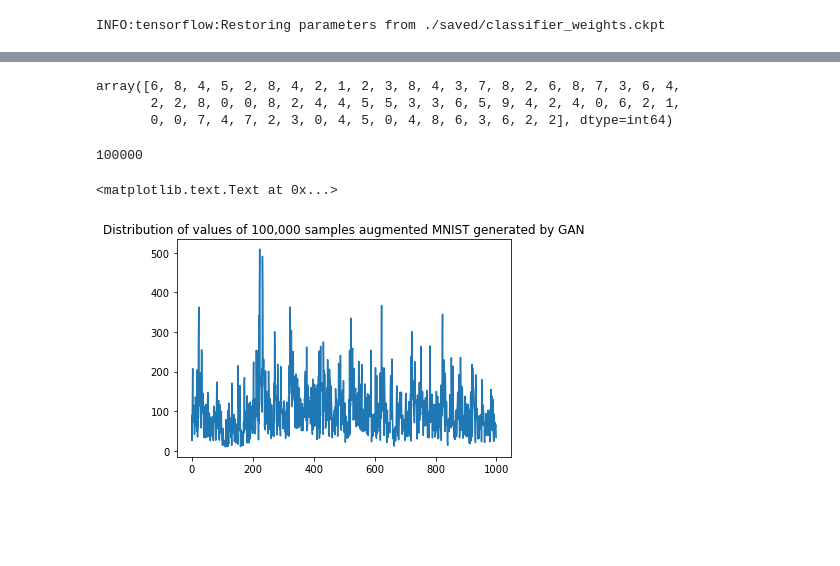
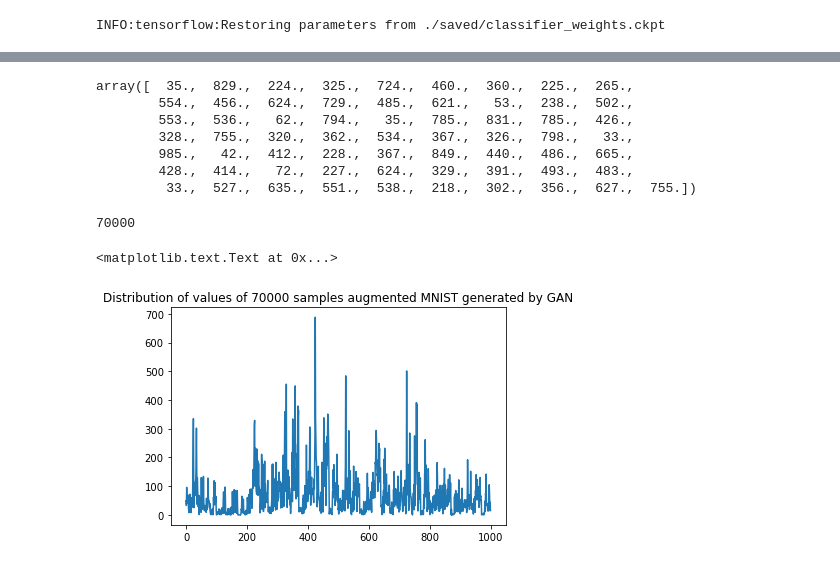
Before and after one commit to yujia21/MA6252, a Jupyter notebook: gan_augmentedmnist.ipynb, the cells around one changed output, grey strips where cells are left out. Drawn from its saved outputs; the diff is of its cells as text; code cells hidden in the pictures; blank space fills up the shorter version.

```diff
--- a/gan_augmentedmnist.ipynb
+++ b/gan_augmentedmnist.ipynb
@@ -47,7 +47,7 @@ else:
     b = tf.get_variable("b", shape=[10])
 # %%
 # Training Params
-num_steps = 20
+num_steps = 50
 batch_size = 32
 learning_rate = 0.0002
 augmented_stack_size = 3
@@ -185,6 +185,6 @@ if train_generator:
         sys.stdout.write("\rStep %i: %d%%" % (i, 100))
         sys.stdout.flush()
 
-        if i % 2 == 0 or i == 1:
+        if i % 5 == 0 or i == 1:
             print('. Generator Loss: %f, Discriminator Loss: %f' % (ave_gl, ave_dl))
 # %% [output]
@@ -268,11 +274,15 @@ for k in range(augmented_stack_size):
 # %%
 unique, counts = np.unique(y_plot_pred, return_counts=True)
 d_plot = dict(zip(unique, counts))
-np.argmax(y_plot[2],1)
+y_plot_pred
 # %% [output]
-array([6, 8, 4, 5, 2, 8, 4, 2, 1, 2, 3, 8, 4, 3, 7, 8, 2, 6, 8, 7, 3, 6, 4,
-       2, 2, 8, 0, 0, 8, 2, 4, 4, 5, 5, 3, 3, 6, 5, 9, 4, 2, 4, 0, 6, 2, 1,
-       0, 0, 7, 4, 7, 2, 3, 0, 4, 5, 0, 4, 8, 6, 3, 6, 2, 2], dtype=int64)
+array([  35.,  829.,  224.,  325.,  724.,  460.,  360.,  225.,  265.,
+        554.,  456.,  624.,  729.,  485.,  621.,   53.,  238.,  502.,
+        553.,  536.,   62.,  794.,   35.,  785.,  831.,  785.,  426.,
+        328.,  755.,  320.,  362.,  534.,  367.,  326.,  798.,   33.,
+        985.,   42.,  412.,  228.,  367.,  849.,  440.,  486.,  665.,
+        428.,  414.,   72.,  227.,  624.,  329.,  391.,  493.,  483.,
+         33.,  527.,  635.,  551.,  538.,  218.,  302.,  356.,  627.,  755.])
 # %%
 counts_test = dict.fromkeys(range(1000),0)
 # %%
@@ -290,19 +300,18 @@ y_pred = np.zeros(n_test)
 for k in range(augmented_stack_size):
     y[k] = tf.nn.softmax(tf.matmul(g_test[:,k*784:(k+1)*784], W) + b).eval(session=sess)
     y_pred += np.argmax(y[k],1)*10**k
+unique, counts = np.unique(y_pred, return_counts=True)
+for key,count in zip(unique, counts):
+    counts_test[key]+=count
+print(sum(counts_test.values())) #check if it's total number of tests we want
+#counts_test
+# %% [output]
+70000
-# %%
-unique, counts = np.unique(y_pred, return_counts=True)
-for key,count in zip(unique, counts):
-    counts_test[key]+=count
-print(sum(counts_test.values())) #check if it's total number of tests we want
-#counts_test
-# %% [output]
-100000
 # %%
 import matplotlib.pyplot as plt
 %matplotlib inline
 plt.plot(list(counts_test.keys()),list(counts_test.values()))
-plt.title('Distribution of values of 100,000 samples augmented MNIST generated by GAN')
+plt.title('Distribution of values of '+str(sum(counts_test.values()))+' samples augmented MNIST generated by GAN')
 # %% [output]
 <matplotlib.text.Text at 0x...>
-[figure, old version]
+[figure, new version]
```
Also changed, not shown: parts of 10 cells of this notebook, 4 other files.
